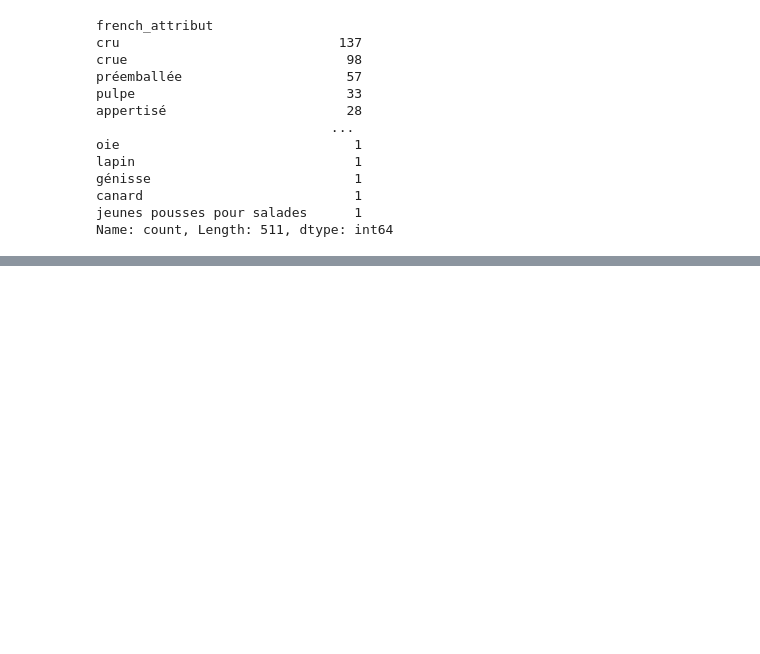
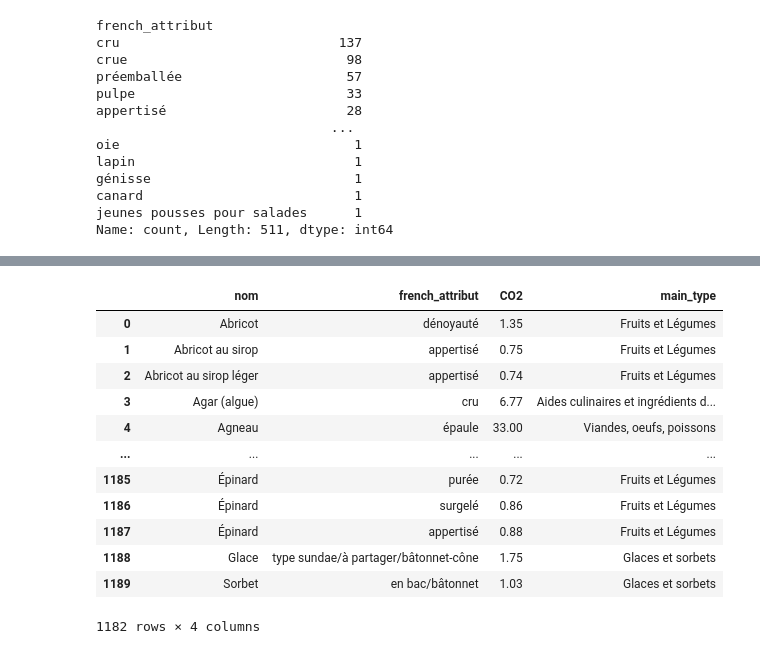
Before and after one commit to hachouaou/carboncalc, a Jupyter notebook: carbonsimulator/notebook.ipynb, the cells around one changed output, grey strips where cells are left out. Saved outputs shown, nothing was run; the diff lists cells and outputs as text; code cells hidden in the pictures; blank space fills up the shorter version.

```diff
--- a/carbonsimulator/notebook.ipynb
+++ b/carbonsimulator/notebook.ipynb
@@ -235,0 +307,52 @@ aliments_final = aliments_final.groupby(['nom', 'CO2'], group_keys=False).apply(
+# %%
+glaces_sorbets = aliments_final[aliments_final['main_type'] == 'Glaces et sorbets']
+
+# Calculer la moyenne des glaces
+glaces = glaces_sorbets.iloc[:3]  # Les trois premières lignes sont des glaces
+glaces_avg = {
+    'nom': 'Glace',
+    'french_attribut': 'type sundae/à partager/bâtonnet-cône',
+    'CO2': glaces['CO2'].mean(),
+    'main_type': 'Glaces et sorbets'
+}
+
+# Calculer la moyenne des sorbets
+sorbets = glaces_sorbets.iloc[3:]  # Les deux dernières lignes sont des sorbets
+sorbets_avg = {
+    'nom': 'Sorbet',
+    'french_attribut': 'en bac/bâtonnet',
+    'CO2': sorbets['CO2'].mean(),
+    'main_type': 'Glaces et sorbets'
+}
+
+# Créer un nouveau DataFrame avec les moyennes calculées
+glaces_sorbets_cleaned = pd.DataFrame([glaces_avg, sorbets_avg])
+
+# Supprimer les anciennes entrées de glaces et sorbets dans la base originale
+aliments_final = aliments_final[aliments_final['main_type'] != 'Glaces et sorbets']
+
+# Ajouter les nouvelles entrées nettoyées
+aliments_final = pd.concat([aliments_final, glaces_sorbets_cleaned], ignore_index=True)
+
+# Arrondir le CO2 à 2 chiffres après la virgule
+aliments_final['CO2'] = aliments_final['CO2'].round(2)
+# %%
+aliments_final = aliments_final[
+    ~((aliments_final['main_type'] == "Aliments infantiles") &
+      (~aliments_final['nom'].str.contains("Plat légumes", case=False, na=False)))
+]
+aliments_final
+# %% [output]
+|  | nom | french_attribut | CO2 | main_type |
+| 0 | Abricot | dénoyauté | 1.35 | Fruits et Légumes |
+| 1 | Abricot au sirop | appertisé | 0.75 | Fruits et Légumes |
+| 2 | Abricot au sirop léger | appertisé | 0.74 | Fruits et Légumes |
+| 3 | Agar (algue) | cru | 6.77 | Aides culinaires et ingrédients d... |
+| 4 | Agneau | épaule | 33.00 | Viandes, oeufs, poissons |
+| ... | ... | ... | ... | ... |
+| 1185 | Épinard | purée | 0.72 | Fruits et Légumes |
+| 1186 | Épinard | surgelé | 0.86 | Fruits et Légumes |
+| 1187 | Épinard | appertisé | 0.88 | Fruits et Légumes |
+| 1188 | Glace | type sundae/à partager/bâtonnet-cône | 1.75 | Glaces et sorbets |
+| 1189 | Sorbet | en bac/bâtonnet | 1.03 | Glaces et sorbets |
+1182 rows × 4 columns
```
Also changed, not shown: parts of 17 cells of this notebook.
